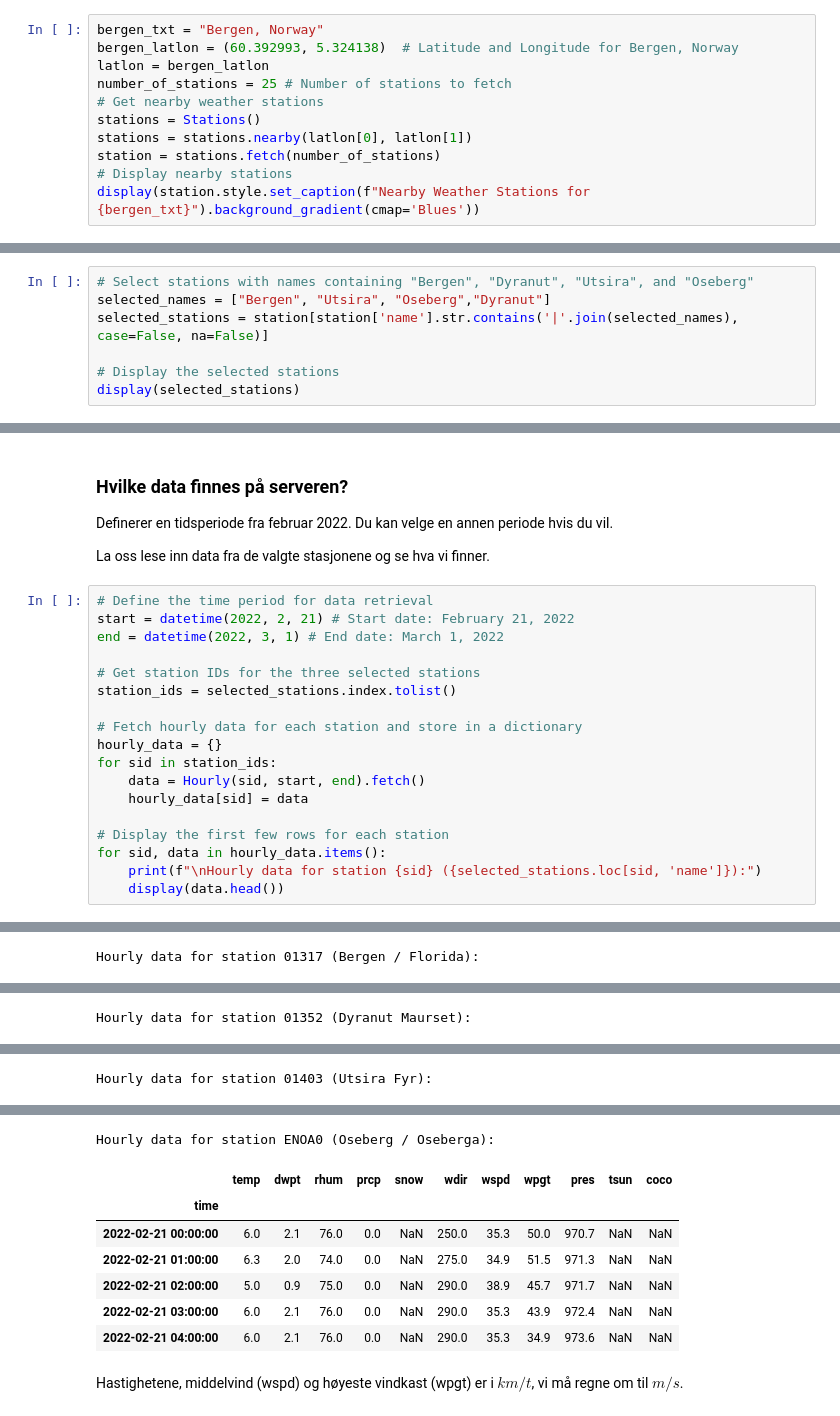
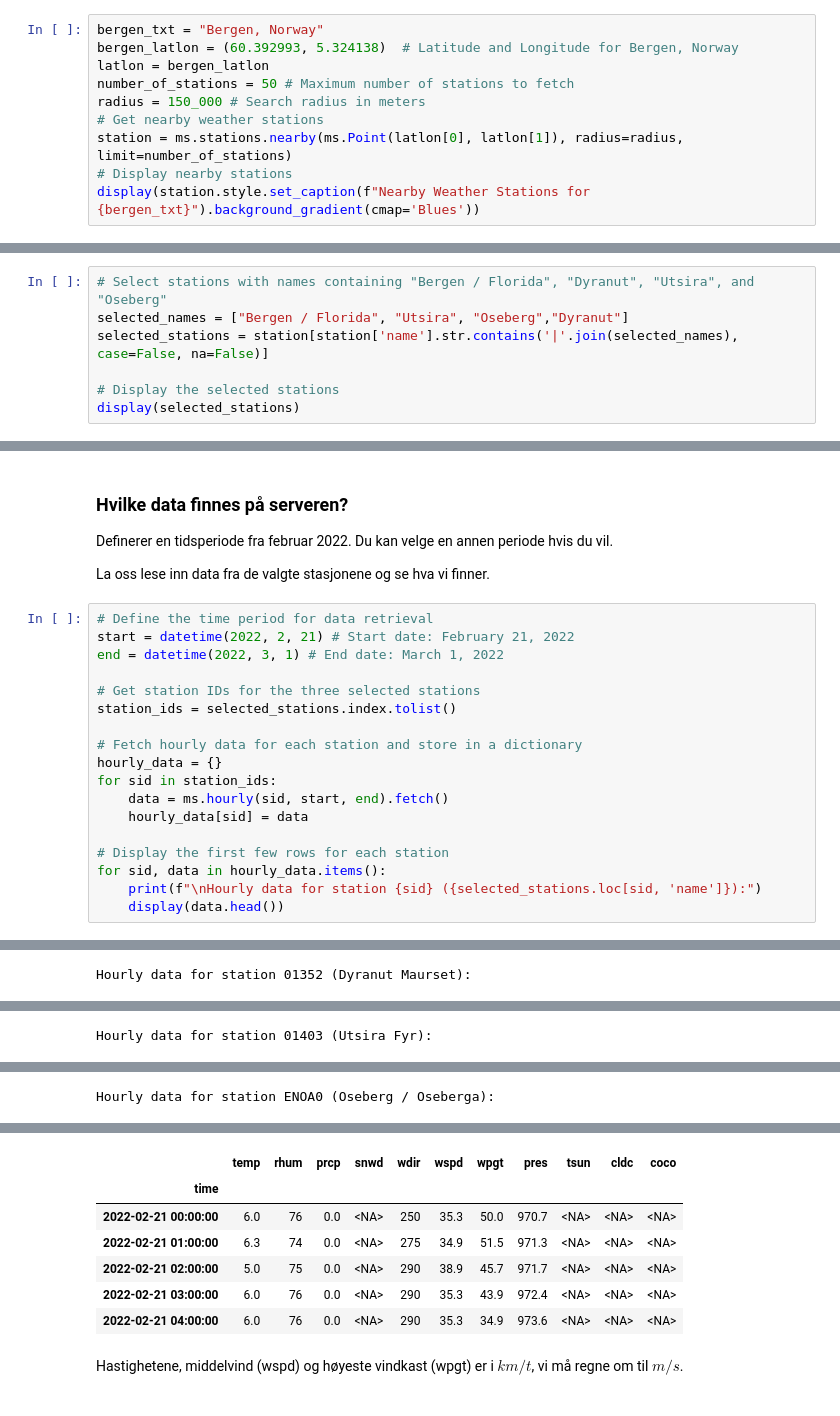
Before and after one commit to galendal/MAT160_H26, a Jupyter notebook: obl_oppgaveM160H26.ipynb, the cells around one changed output, grey strips where cells are left out. Drawn from its saved outputs; the diff is of its cells as text.

```diff
--- a/obl_oppgaveM160H26.ipynb
+++ b/obl_oppgaveM160H26.ipynb
@@ -56,11 +53,10 @@ La oss se på værstasjonene som er nærmest **Bergen** som ligger på $(lat,lon
 bergen_txt = "Bergen, Norway"
 bergen_latlon = (60.392993, 5.324138)  # Latitude and Longitude for Bergen, Norway
 latlon = bergen_latlon
-number_of_stations = 25 # Number of stations to fetch
+number_of_stations = 50 # Maximum number of stations to fetch
+radius = 150_000 # Search radius in meters
 # Get nearby weather stations
-stations = Stations()
-stations = stations.nearby(latlon[0], latlon[1])
-station = stations.fetch(number_of_stations)
+station = ms.stations.nearby(ms.Point(latlon[0], latlon[1]), radius=radius, limit=number_of_stations)
 # Display nearby stations
 display(station.style.set_caption(f"Nearby Weather Stations for {bergen_txt}").background_gradient(cmap='Blues'))
 # %% [output]
@@ -114,8 +110,8 @@ m
 # %% [output]
 [interactive output not drawn]
 # %%
-# Select stations with names containing "Bergen", "Dyranut", "Utsira", and "Oseberg"
-selected_names = ["Bergen", "Utsira", "Oseberg","Dyranut"]
+# Select stations with names containing "Bergen / Florida", "Dyranut", "Utsira", and "Oseberg"
+selected_names = ["Bergen / Florida", "Utsira", "Oseberg","Dyranut"]
 selected_stations = station[station['name'].str.contains('|'.join(selected_names), case=False, na=False)]
 
 # Display the selected stations
@@ -143,7 +139,7 @@ station_ids = selected_stations.index.tolist()
 # Fetch hourly data for each station and store in a dictionary
 hourly_data = {}
 for sid in station_ids:
-    data = Hourly(sid, start, end).fetch()
+    data = ms.hourly(sid, start, end).fetch()
     hourly_data[sid] = data
 
 # Display the first few rows for each station
@@ -158 +158 @@ FutureWarning: Support for nested sequences for 'parse_dates' in pd.read_csv is
-Hourly data for station 01317 (Bergen / Florida):
+Hourly data for station 01352 (Dyranut Maurset):
@@ -166 +166 @@ Hourly data for station 01317 (Bergen / Florida):
-Hourly data for station 01352 (Dyranut Maurset):
+Hourly data for station 01403 (Utsira Fyr):
@@ -174 +174 @@ Hourly data for station 01352 (Dyranut Maurset):
-Hourly data for station 01403 (Utsira Fyr):
+Hourly data for station ENOA0 (Oseberg / Oseberga):
@@ -182,11 +175,10 @@ Hourly data for station 01403 (Utsira Fyr):
-Hourly data for station ENOA0 (Oseberg / Oseberga):
-|  | temp | dwpt | rhum | prcp | snow | wdir | wspd | wpgt | pres | tsun | coco |
+|  | temp | rhum | prcp | snwd | wdir | wspd | wpgt | pres | tsun | cldc | coco |
 | time |  |  |  |  |  |  |  |  |  |  |  |
-| 2022-02-21 00:00:00 | 6.0 | 2.1 | 76.0 | 0.0 | NaN | 250.0 | 35.3 | 50.0 | 970.7 | NaN | NaN |
-| 2022-02-21 01:00:00 | 6.3 | 2.0 | 74.0 | 0.0 | NaN | 275.0 | 34.9 | 51.5 | 971.3 | NaN | NaN |
-| 2022-02-21 02:00:00 | 5.0 | 0.9 | 75.0 | 0.0 | NaN | 290.0 | 38.9 | 45.7 | 971.7 | NaN | NaN |
-| 2022-02-21 03:00:00 | 6.0 | 2.1 | 76.0 | 0.0 | NaN | 290.0 | 35.3 | 43.9 | 972.4 | NaN | NaN |
-| 2022-02-21 04:00:00 | 6.0 | 2.1 | 76.0 | 0.0 | NaN | 290.0 | 35.3 | 34.9 | 973.6 | NaN | NaN |
+| 2022-02-21 00:00:00 | 6.0 | 76 | 0.0 | <NA> | 250 | 35.3 | 50.0 | 970.7 | <NA> | <NA> | <NA> |
+| 2022-02-21 01:00:00 | 6.3 | 74 | 0.0 | <NA> | 275 | 34.9 | 51.5 | 971.3 | <NA> | <NA> | <NA> |
+| 2022-02-21 02:00:00 | 5.0 | 75 | 0.0 | <NA> | 290 | 38.9 | 45.7 | 971.7 | <NA> | <NA> | <NA> |
+| 2022-02-21 03:00:00 | 6.0 | 76 | 0.0 | <NA> | 290 | 35.3 | 43.9 | 972.4 | <NA> | <NA> | <NA> |
+| 2022-02-21 04:00:00 | 6.0 | 76 | 0.0 | <NA> | 290 | 35.3 | 34.9 | 973.6 | <NA> | <NA> | <NA> |
 # %% [markdown]
 Hastighetene, middelvind (wspd) og høyeste vindkast (wpgt) er i $km/t$, vi må regne om til $m/s$.
 # %%
```
Also changed, not shown: parts of 7 cells of this notebook.
